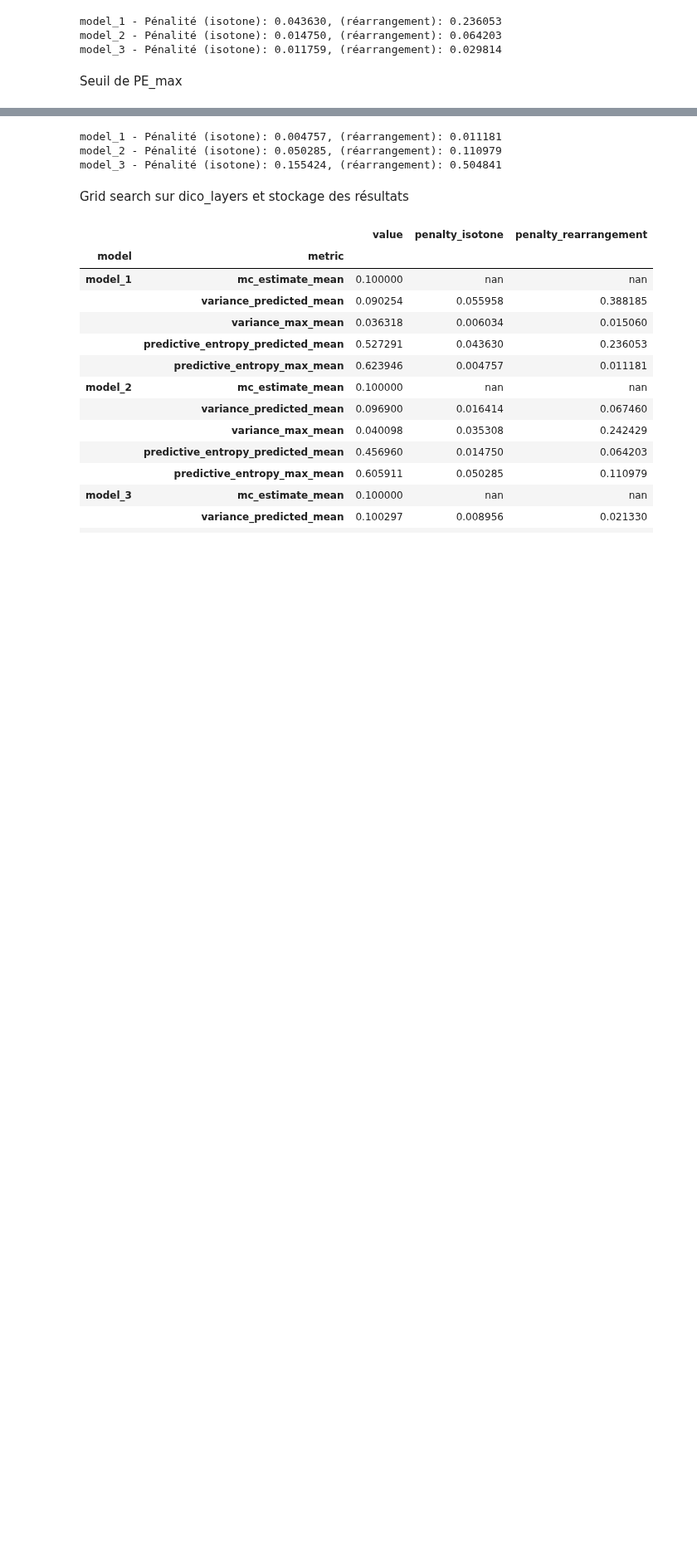
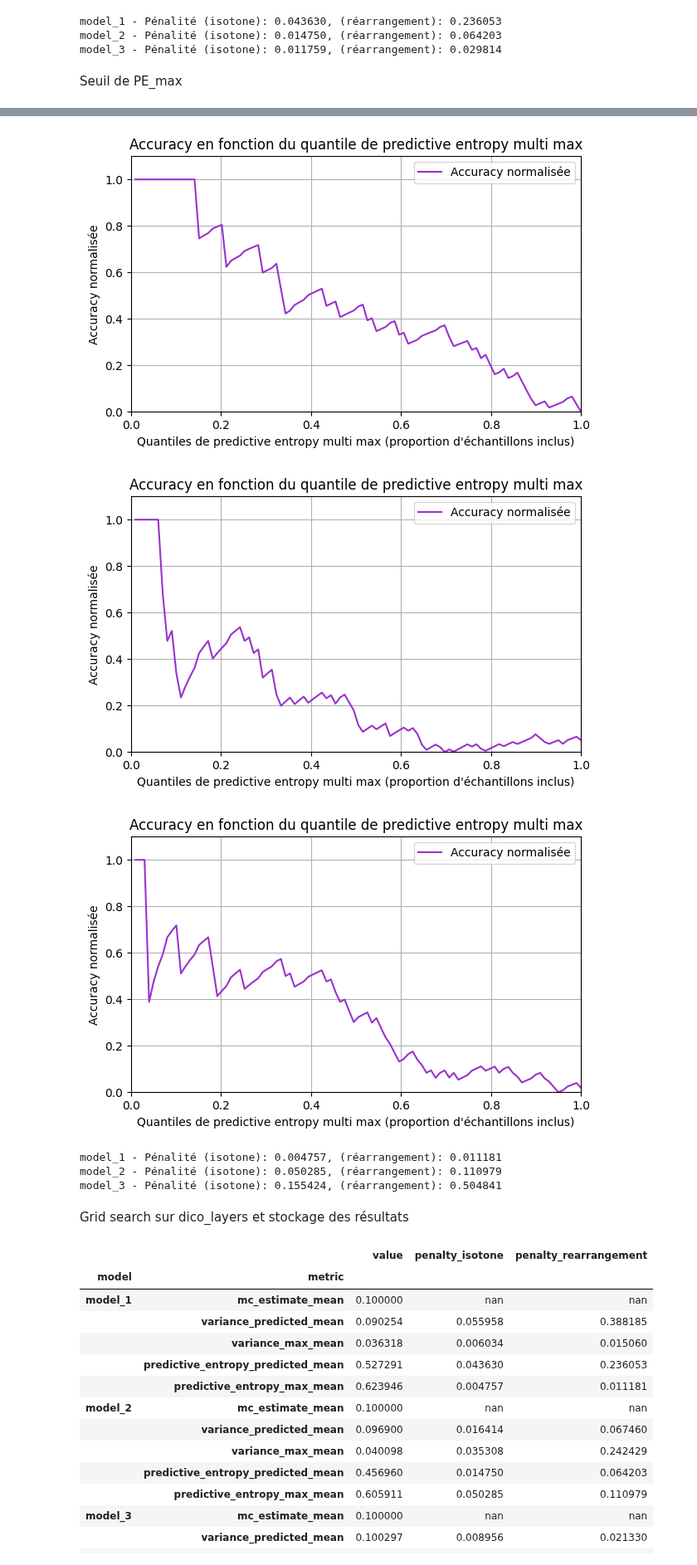
Before and after one commit to EmilienJemelen/selective-classification, a Jupyter notebook: Monte Carlo Dropout/MC dropout clean.ipynb, the cells around one changed output, grey strips where cells are left out. Shown at 83% size. Cells and saved outputs as stored; diff of their text form; code cells hidden in the pictures; blank space fills up the shorter version.

```diff
--- a/Monte Carlo Dropout/MC dropout clean.ipynb
+++ b/Monte Carlo Dropout/MC dropout clean.ipynb
@@ -400,3 +434,21 @@ for res in results:
+# %%
+accuracy_results_pem = []
+
+for res in results:
+    quantiles_pem, thresholds_pem, accuracies_pem = accuracy_threshold(
+        res["Y_hat"], res["Y"], res["metrics"]["predictive_entropy_multi_max"],
+        metric_name="predictive entropy multi max", color="darkorchid", display=True
+    )
+    accuracy_results_pem.append({
+        "model": res["model"],
+        "quantiles_pem": quantiles_pem,
+        "thresholds_pem": thresholds_pem,
+        "accuracies_pem": accuracies_pem
+    })
+# %% [output]
+[figure, added]
+[figure, added]
+[figure, added]
 # %%
 iso_accuracies_results_pem = []
 
```
Also changed, not shown: parts of 12 cells of this notebook, 3 other files.
